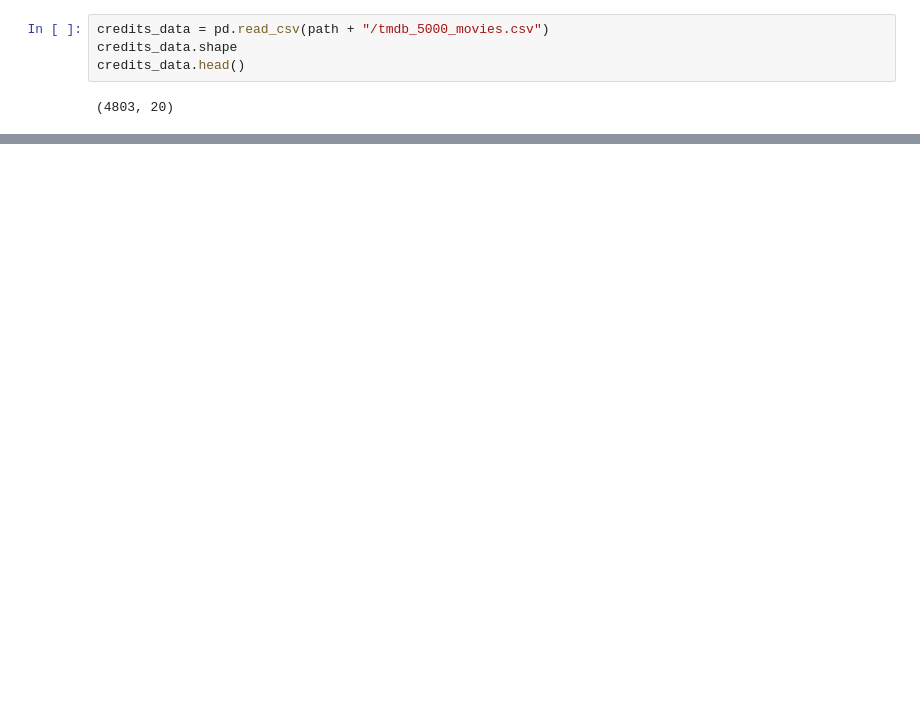
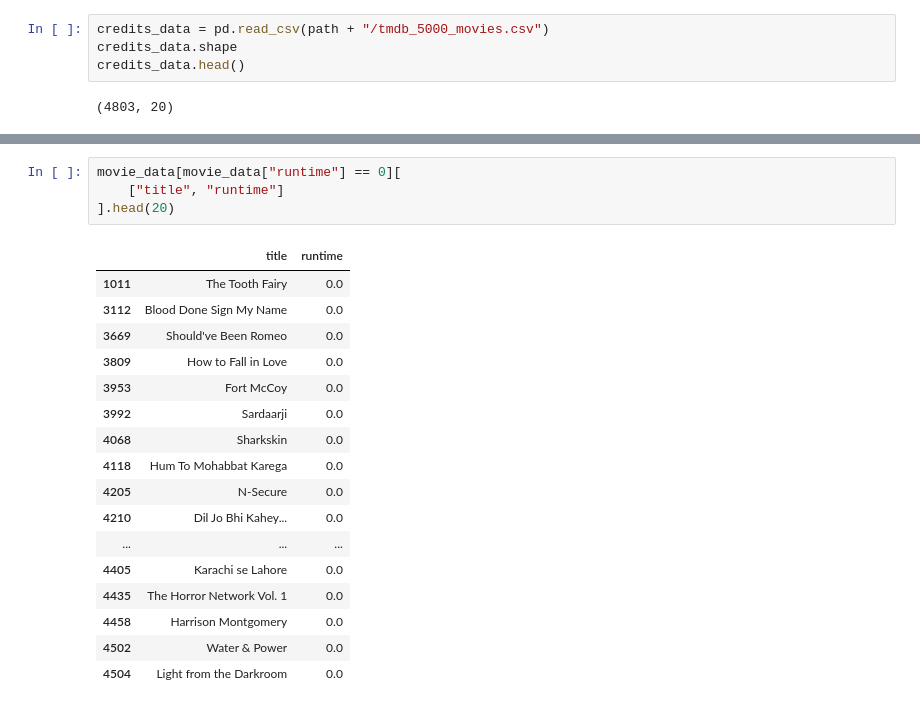
Before and after one commit to fajsef9/Movie-EDA, a Jupyter notebook: Movie_eda.ipynb, the cells around one changed output, grey strips where cells are left out. Cells and saved outputs as stored; diff of their text form; blank space fills up the shorter version.

```diff
--- a/Movie_eda.ipynb
+++ b/Movie_eda.ipynb
@@ -36,0 +210,22 @@ credits_data.head()
+# %%
+movie_data[movie_data["runtime"] == 0][
+    ["title", "runtime"]
+].head(20)
+# %% [output]
+|  | title | runtime |
+| 1011 | The Tooth Fairy | 0.0 |
+| 3112 | Blood Done Sign My Name | 0.0 |
+| 3669 | Should've Been Romeo | 0.0 |
+| 3809 | How to Fall in Love | 0.0 |
+| 3953 | Fort McCoy | 0.0 |
+| 3992 | Sardaarji | 0.0 |
+| 4068 | Sharkskin | 0.0 |
+| 4118 | Hum To Mohabbat Karega | 0.0 |
+| 4205 | N-Secure | 0.0 |
+| 4210 | Dil Jo Bhi Kahey... | 0.0 |
+| ... | ... | ... |
+| 4405 | Karachi se Lahore | 0.0 |
+| 4435 | The Horror Network Vol. 1 | 0.0 |
+| 4458 | Harrison Montgomery | 0.0 |
+| 4502 | Water & Power | 0.0 |
+| 4504 | Light from the Darkroom | 0.0 |
```
Also changed, not shown: parts of 28 cells of this notebook.
